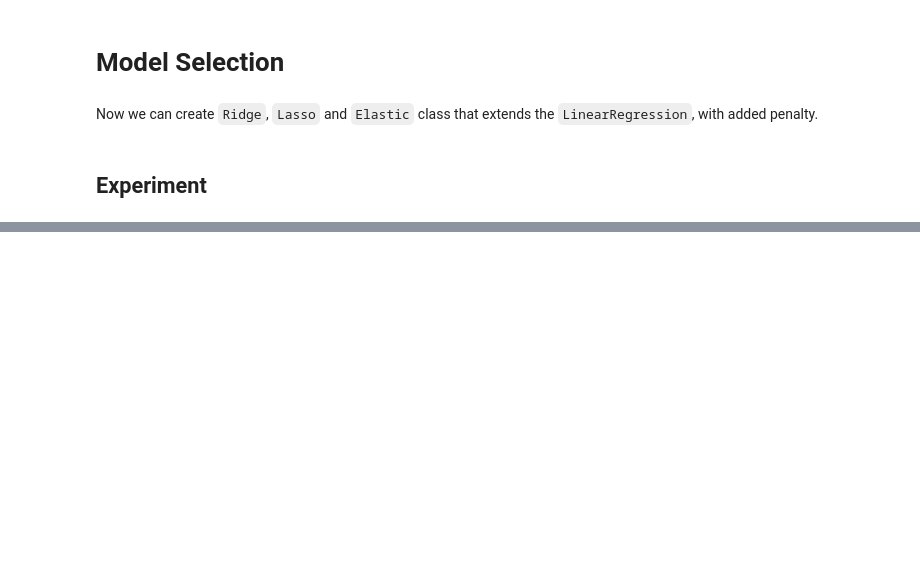
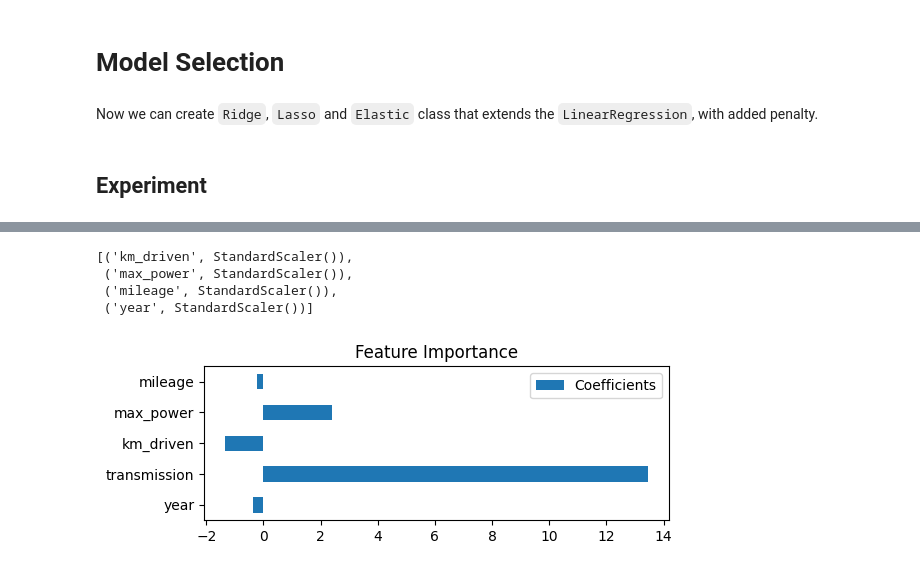
Before and after one commit to sushmi/classroom, a Jupyter notebook: notebooks/A2 - Predicting Car Prices.ipynb, the cells around one changed output, grey strips where cells are left out. Cells and saved outputs as stored; diff of their text form; code cells hidden in the pictures; blank space fills up the shorter version.

Commit message:
Add models and learnings for A2

```diff
--- a/notebooks/A2 - Predicting Car Prices.ipynb
+++ b/notebooks/A2 - Predicting Car Prices.ipynb
@@ -1111,0 +1341,4 @@ Instruction:  Gather in your group.  Will randomly pick groups to present.
+# %%
+best_model = Normal(method='sto', lr=0.001, l=0.1, init_method='zero', use_momentum=True, polynomial=False, degree=2)
+best_model.fit(X_train, y_train)
+y_pred = best_model.predict(X_test)
@@ -1111,0 +1363,24 @@ Instruction:  Gather in your group.  Will randomly pick groups to present.
+# %%
+# model distribution
+import pickle
+
+filename = '../models/a2_linear_regression_model.pkl'
+with open(filename, 'wb') as f:
+    pickle.dump(best_model, f)
+
+for scalar in standard_scaler_list:
+    col_name, scaler = scalar
+    scaler_filename = f'../models/standard_scaler_{col_name}.pkl'
+    with open(scaler_filename, 'wb') as f:
+        pickle.dump(scaler, f)
+
+standard_scaler_list
+# %% [output]
+[('km_driven', StandardScaler()),
+ ('max_power', StandardScaler()),
+ ('mileage', StandardScaler()),
+ ('year', StandardScaler())]
+# %%
+best_model.feature_importance(width=6, height=2)
+# %% [output]
+[figure, added]
```
Also changed, not shown: parts of 11 cells of this notebook.
